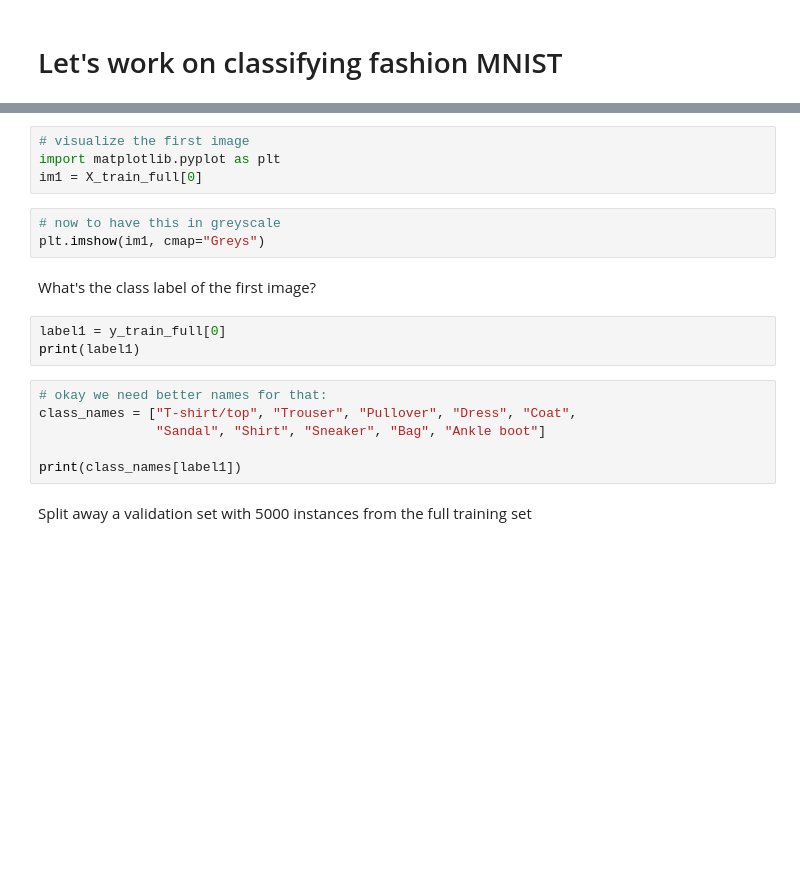
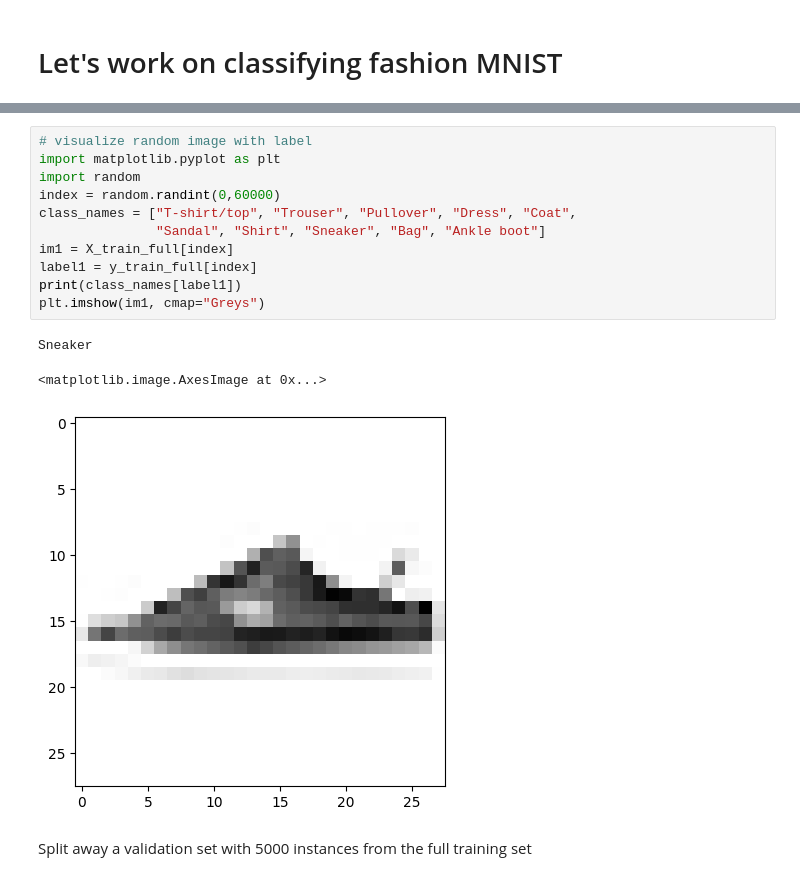
Before and after one commit to PhilReg/LabexercisesComplete, a Jupyter notebook: Assignment07/Fashion_MNIST_for_students.ipynb, the cells around one changed output, grey strips where cells are left out. Drawn from its saved outputs; the diff is of its cells as text; blank space fills up the shorter version.

```diff
--- a/Assignment07/Fashion_MNIST_for_students.ipynb
+++ b/Assignment07/Fashion_MNIST_for_students.ipynb
@@ -19,21 +32,18 @@ print(y_test.shape)
-# %%
-# visualize the first image
-import matplotlib.pyplot as plt
-im1 = X_train_full[0]
-# %%
-# now to have this in greyscale
-plt.imshow(im1, cmap="Greys")
-# %% [markdown]
-What's the class label of the first image?
-# %%
-label1 = y_train_full[0]
-print(label1)
 # %%
-# okay we need better names for that:
+# visualize random image with label
+import matplotlib.pyplot as plt
+import random
+index = random.randint(0,60000)
 class_names = ["T-shirt/top", "Trouser", "Pullover", "Dress", "Coat",
                "Sandal", "Shirt", "Sneaker", "Bag", "Ankle boot"]
-
+im1 = X_train_full[index]
+label1 = y_train_full[index]
 print(class_names[label1])
+plt.imshow(im1, cmap="Greys")
+# %% [output]
+Sneaker
+<matplotlib.image.AxesImage at 0x...>
+[figure, added]
 # %% [markdown]
 Split away a validation set with 5000 instances from the full training set
 # %%
```
Also changed, not shown: parts of 12 cells of this notebook, 23 other files.
